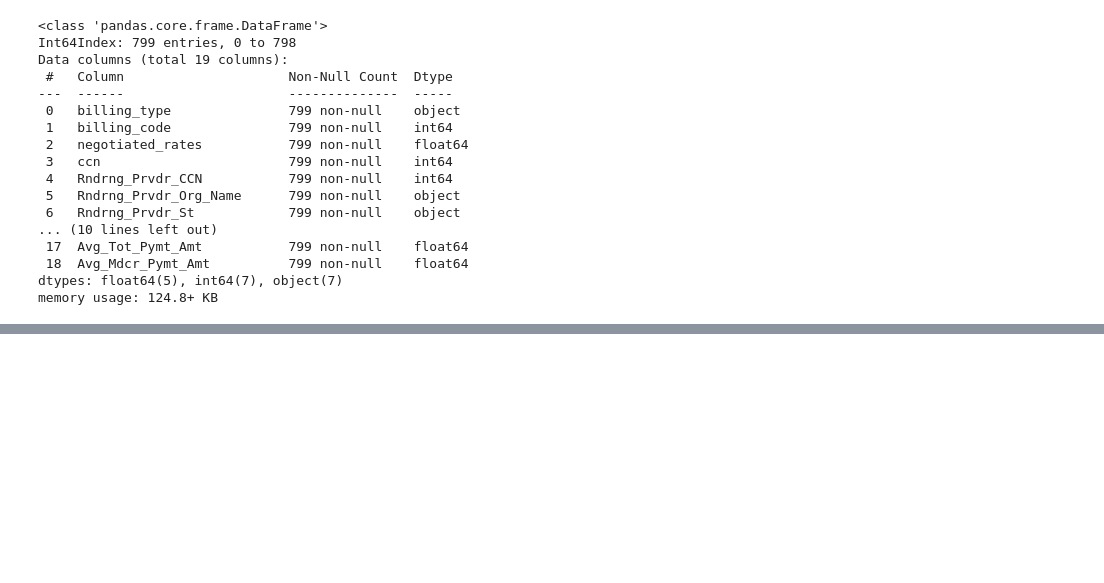
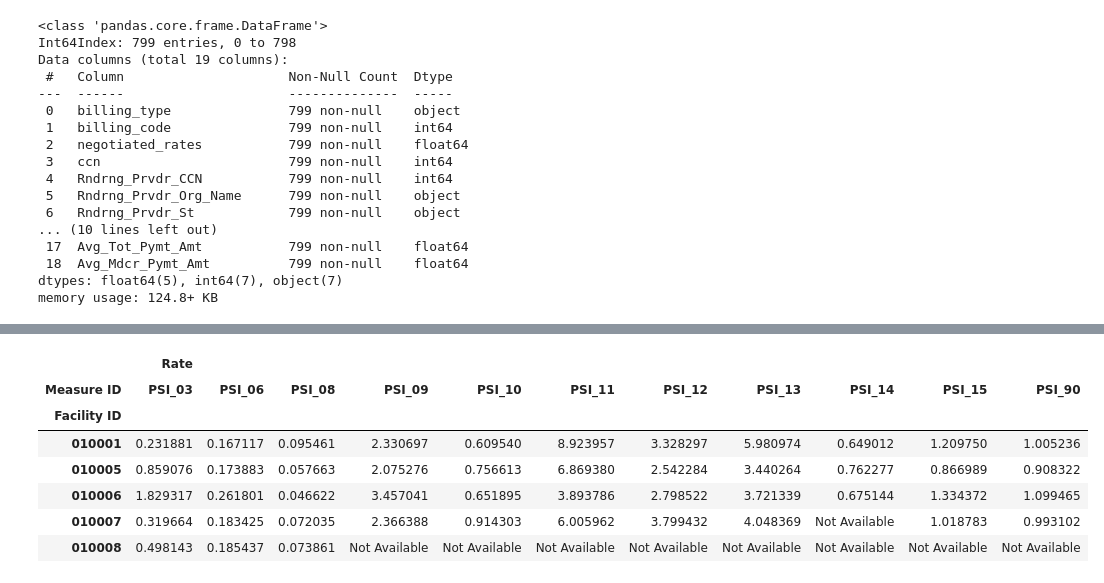
Before and after one commit to tennisvs/Springboard, a Jupyter notebook: Capstone/Capstone_Part_5_EDA.ipynb, the cells around one changed output, grey strips where cells are left out. Drawn from its saved outputs; the diff is of its cells as text; code cells hidden in the pictures; blank space fills up the shorter version.

```diff
--- a/Capstone/Capstone_Part_5_EDA.ipynb
+++ b/Capstone/Capstone_Part_5_EDA.ipynb
@@ -114,0 +231,3 @@ memory usage: 124.8+ KB
+# %%
+safety = pd.read_csv('Hospital_Metrics\CMS_PSI_6_decimal_file.csv',
+                         usecols=['Facility ID','Measure ID','Rate'])
@@ -114,0 +243,12 @@ memory usage: 124.8+ KB
+# %%
+saf_piv = safety.pivot(index='Facility ID',columns='Measure ID')
+saf_piv.head()
+# %% [output]
+|  | Rate |  |  |  |  |  |  |  |  |  |  |
+| Measure ID | PSI_03 | PSI_06 | PSI_08 | PSI_09 | PSI_10 | PSI_11 | PSI_12 | PSI_13 | PSI_14 | PSI_15 | PSI_90 |
+| Facility ID |  |  |  |  |  |  |  |  |  |  |  |
+| 010001 | 0.231881 | 0.167117 | 0.095461 | 2.330697 | 0.609540 | 8.923957 | 3.328297 | 5.980974 | 0.649012 | 1.209750 | 1.005236 |
+| 010005 | 0.859076 | 0.173883 | 0.057663 | 2.075276 | 0.756613 | 6.869380 | 2.542284 | 3.440264 | 0.762277 | 0.866989 | 0.908322 |
+| 010006 | 1.829317 | 0.261801 | 0.046622 | 3.457041 | 0.651895 | 3.893786 | 2.798522 | 3.721339 | 0.675144 | 1.334372 | 1.099465 |
+| 010007 | 0.319664 | 0.183425 | 0.072035 | 2.366388 | 0.914303 | 6.005962 | 3.799432 | 4.048369 | Not Available | 1.018783 | 0.993102 |
+| 010008 | 0.498143 | 0.185437 | 0.073861 | Not Available | Not Available | Not Available | Not Available | Not Available | Not Available | Not Available | Not Available |
```
Also changed, not shown: parts of 16 cells of this notebook.
